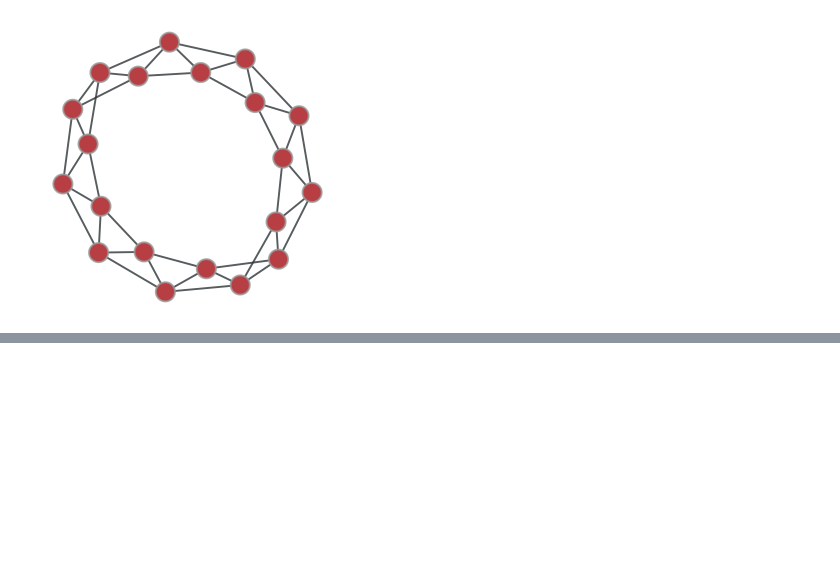
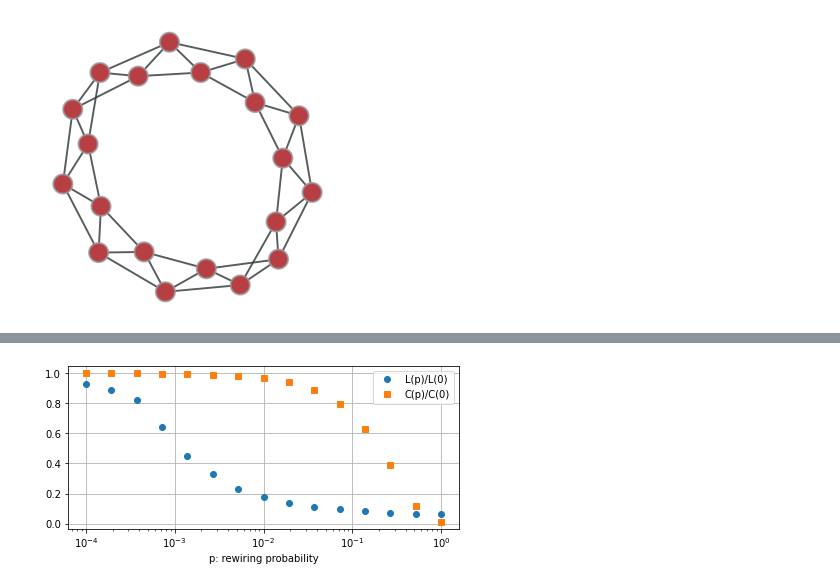
Before and after one commit to HiromasaYamanishi/daily, a Jupyter notebook: 2022/June/0625/graph-tool.ipynb, the cells around one changed output, grey strips where cells are left out. Saved outputs shown, nothing was run; the diff lists cells and outputs as text; code cells hidden in the pictures; blank space fills up the shorter version.

```diff
--- a/2022/June/0625/graph-tool.ipynb
+++ b/2022/June/0625/graph-tool.ipynb
@@ -79,0 +91,28 @@ UnboundLocalError: local variable 'nw_tg_vtx' referenced before assignment
+# %%
+p_list = np.logspace(-4, 0, num=15)
+sample = 20
+clst_coeff_list = []
+avr_dist_list = []
+for i in range(sample):
+    clst_coeff = []
+    avr_dist = []
+    for p in p_list:
+        ws_g = ws_graph(1000, 5, p)
+        clst_coeff.append(gt.global_clustering(ws_g)[0]/clst_coeff0)
+        avr_dist.append(avr_distance(ws_g)/avr_dist0)
+
+    clst_coeff_list.append(clst_coeff)
+    avr_dist_list.append(avr_dist)
+
+clst_coeff_mean = np.mean(clst_coeff_list, axis=0)
+avr_dist_mean = np.mean(avr_dist_list, axis=0)
+# %%
+plt.figure(figsize = (7, 3))
+plt.semilogx(p_list, avr_dist_mean, 'o', label="L(p)/L(0)")
+plt.semilogx(p_list, clst_coeff_mean, 's', label="C(p)/C(0)")
+plt.xlabel(("p: rewiring probability"))
+plt.grid(True)
+plt.legend(loc="upper right")
+plt.show()
+# %% [output]
+[figure, added]
```
Also changed, not shown: parts of 4 cells of this notebook.
